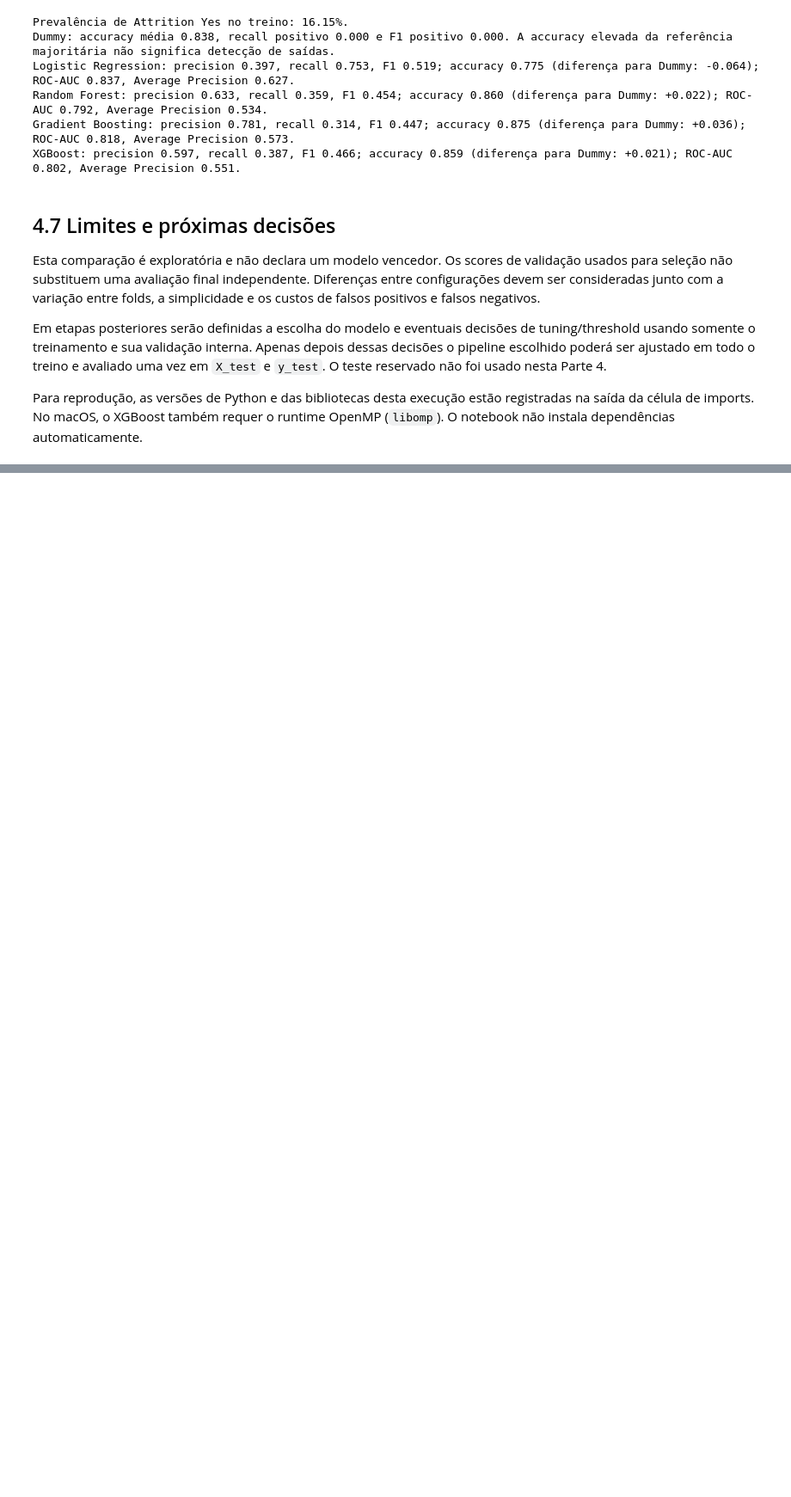
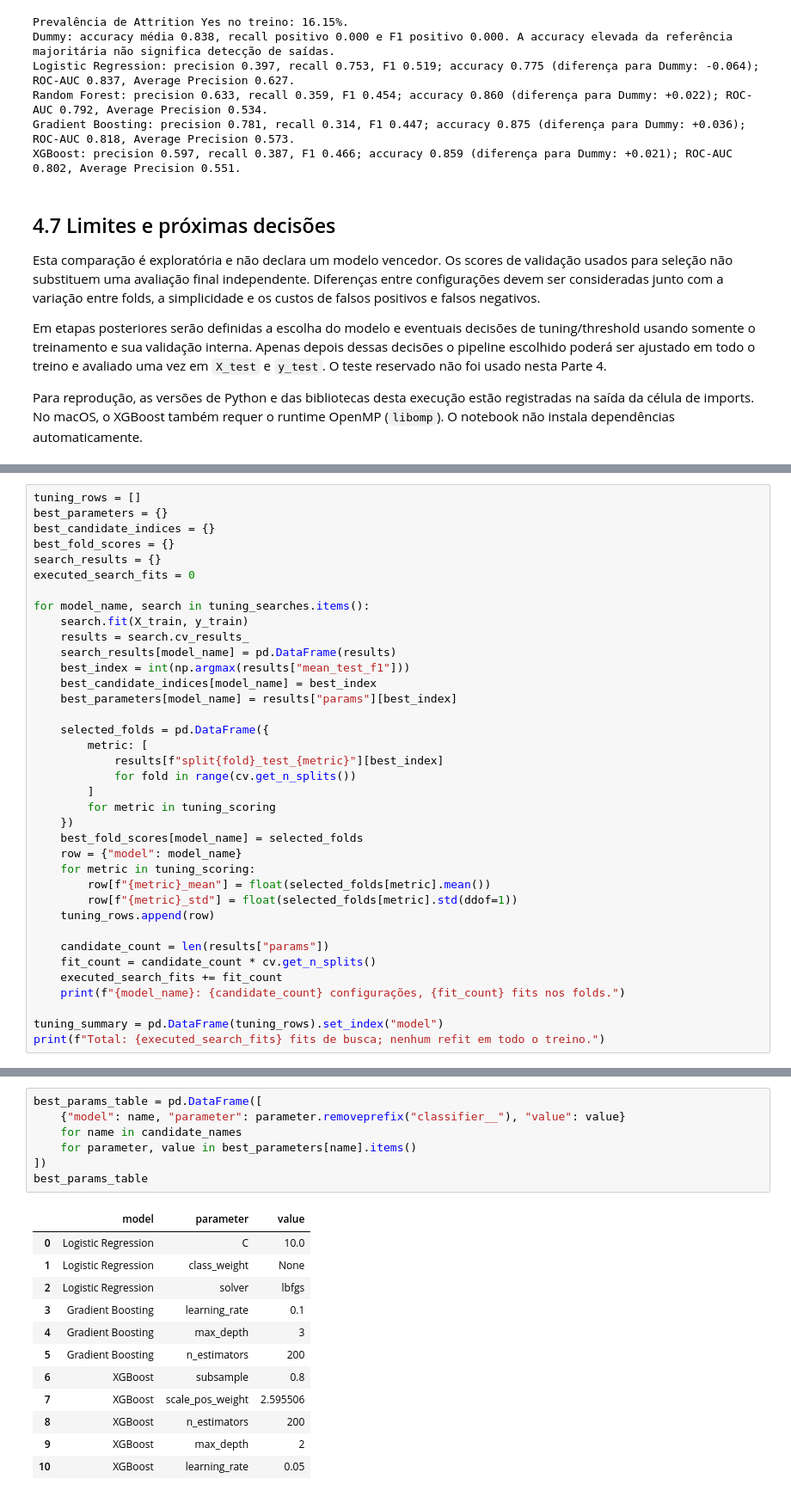
Before and after one commit to gccury/employee-attrition-ml, a Jupyter notebook: notebooks/employee_attrition_v2.ipynb, the cells around one changed output, grey strips where cells are left out. Shown at 86% size. Drawn from its saved outputs; the diff is of its cells as text; blank space fills up the shorter version.

Commit message:
Tune candidate models with cross-validation

```diff
--- a/notebooks/employee_attrition_v2.ipynb
+++ b/notebooks/employee_attrition_v2.ipynb
@@ -865,0 +957,37 @@ Para reprodução, as versões de Python e das bibliotecas desta execução est
+# %%
+tuning_rows = []
+best_parameters = {}
+best_candidate_indices = {}
+best_fold_scores = {}
+search_results = {}
+executed_search_fits = 0
+
+for model_name, search in tuning_searches.items():
+    search.fit(X_train, y_train)
+    results = search.cv_results_
+    search_results[model_name] = pd.DataFrame(results)
+    best_index = int(np.argmax(results["mean_test_f1"]))
+    best_candidate_indices[model_name] = best_index
+    best_parameters[model_name] = results["params"][best_index]
+
+    selected_folds = pd.DataFrame({
+        metric: [
+            results[f"split{fold}_test_{metric}"][best_index]
+            for fold in range(cv.get_n_splits())
+        ]
+        for metric in tuning_scoring
+    })
+    best_fold_scores[model_name] = selected_folds
+    row = {"model": model_name}
+    for metric in tuning_scoring:
+        row[f"{metric}_mean"] = float(selected_folds[metric].mean())
+        row[f"{metric}_std"] = float(selected_folds[metric].std(ddof=1))
+    tuning_rows.append(row)
+
+    candidate_count = len(results["params"])
+    fit_count = candidate_count * cv.get_n_splits()
+    executed_search_fits += fit_count
+    print(f"{model_name}: {candidate_count} configurações, {fit_count} fits nos folds.")
+
+tuning_summary = pd.DataFrame(tuning_rows).set_index("model")
+print(f"Total: {executed_search_fits} fits de busca; nenhum refit em todo o treino.")
@@ -865,0 +1003,20 @@ Para reprodução, as versões de Python e das bibliotecas desta execução est
+# %%
+best_params_table = pd.DataFrame([
+    {"model": name, "parameter": parameter.removeprefix("classifier__"), "value": value}
+    for name in candidate_names
+    for parameter, value in best_parameters[name].items()
+])
+best_params_table
+# %% [output]
+|  | model | parameter | value |
+| 0 | Logistic Regression | C | 10.0 |
+| 1 | Logistic Regression | class_weight | None |
+| 2 | Logistic Regression | solver | lbfgs |
+| 3 | Gradient Boosting | learning_rate | 0.1 |
+| 4 | Gradient Boosting | max_depth | 3 |
+| 5 | Gradient Boosting | n_estimators | 200 |
+| 6 | XGBoost | subsample | 0.8 |
+| 7 | XGBoost | scale_pos_weight | 2.595506 |
+| 8 | XGBoost | n_estimators | 200 |
+| 9 | XGBoost | max_depth | 2 |
+| 10 | XGBoost | learning_rate | 0.05 |
```
Also changed, not shown: parts of 12 cells of this notebook.
